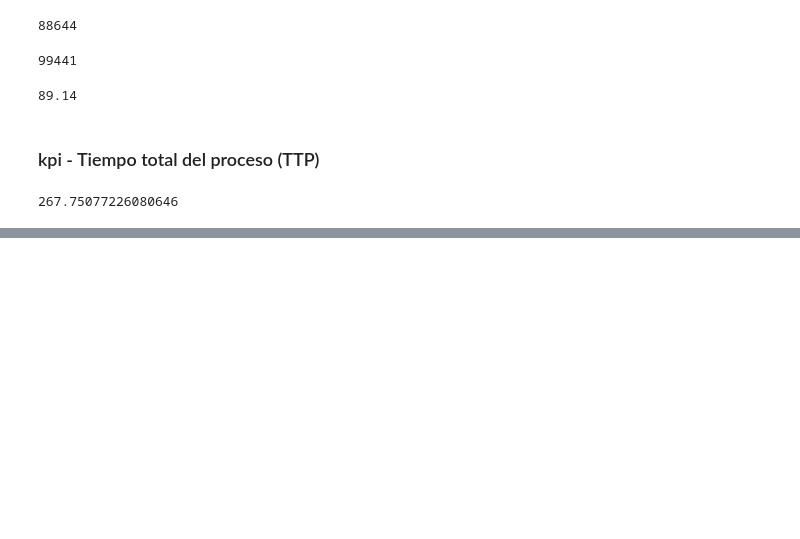
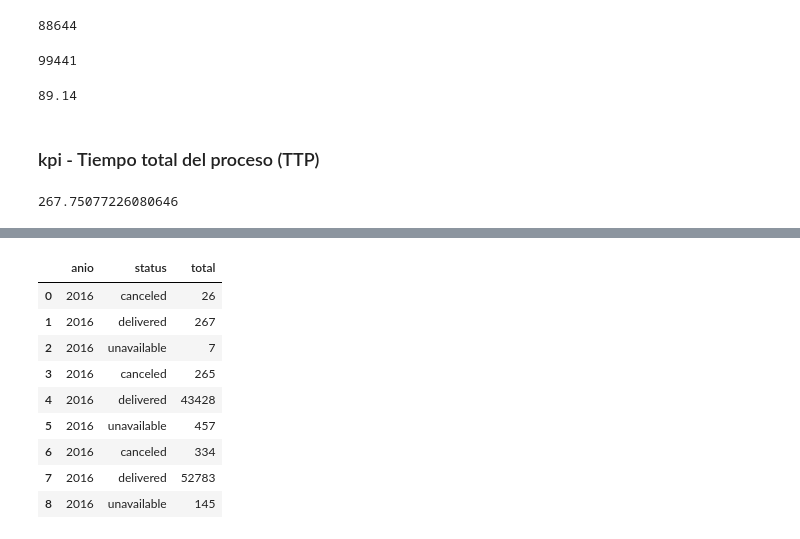
Before and after one commit to agusdm97/PF-DTS05-E-COMMERCE-OLIST, a Jupyter notebook: dashboard/prueba_conexion.ipynb, the cells around one changed output, grey strips where cells are left out. Drawn from its saved outputs; the diff is of its cells as text; code cells hidden in the pictures; blank space fills up the shorter version.

```diff
--- a/dashboard/prueba_conexion.ipynb
+++ b/dashboard/prueba_conexion.ipynb
@@ -346,0 +425,14 @@ tiempo_total['tiempo_total'].mean()
+# %%
+#relacion_status[(relacion_status['anio'] == 2016) & (df_emisiones['Nombre del país']=='Angola')].Emisiones_CO2.sum()
+relacion_status[(relacion_status['anio'] == 2016)]
+# %% [output]
+|  | anio | status | total |
+| 0 | 2016 | canceled | 26 |
+| 1 | 2016 | delivered | 267 |
+| 2 | 2016 | unavailable | 7 |
+| 3 | 2016 | canceled | 265 |
+| 4 | 2016 | delivered | 43428 |
+| 5 | 2016 | unavailable | 457 |
+| 6 | 2016 | canceled | 334 |
+| 7 | 2016 | delivered | 52783 |
+| 8 | 2016 | unavailable | 145 |
```
Also changed, not shown: parts of 8 cells of this notebook, 3 other files.
